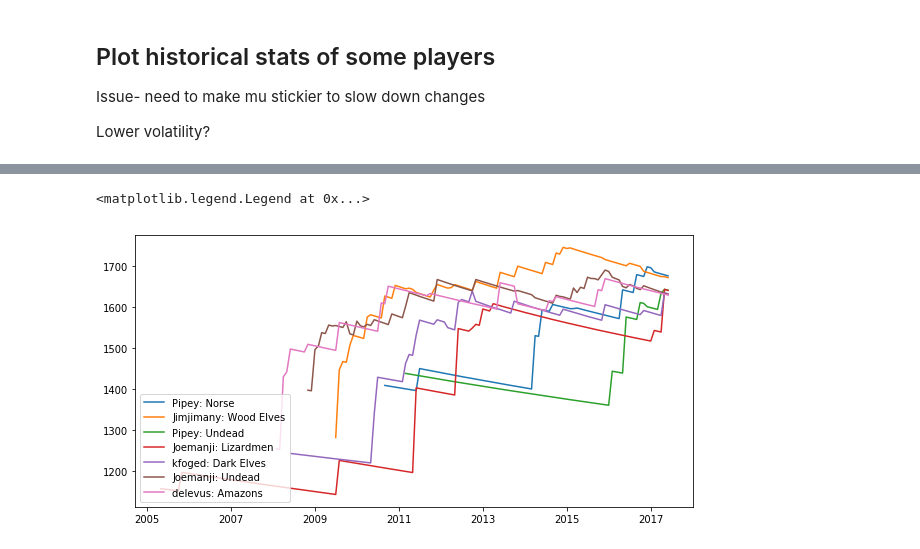
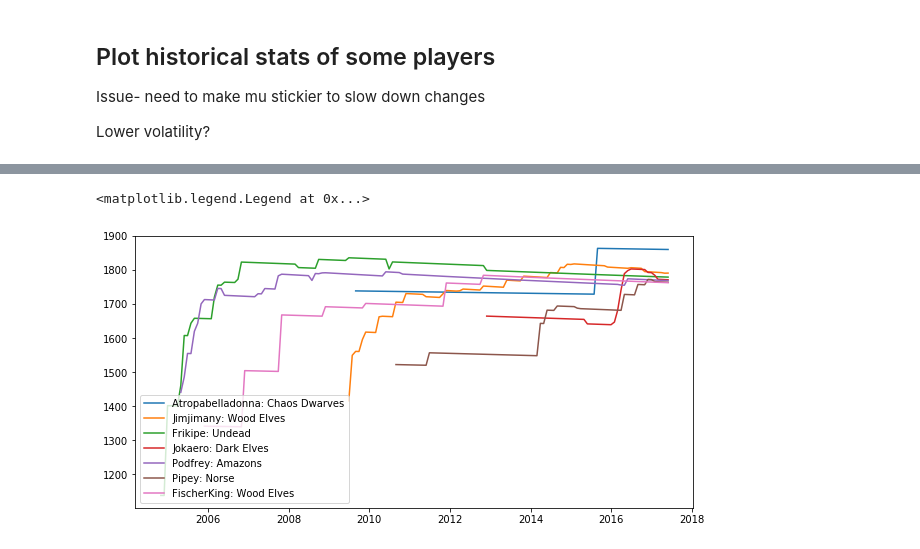
Before and after one commit to hardingnj/NAF, a Jupyter notebook: glicko.ipynb, the cells around one changed output, grey strips where cells are left out. Cells and saved outputs as stored; diff of their text form; code cells hidden in the pictures.

```diff
--- a/glicko.ipynb
+++ b/glicko.ipynb
@@ -144,7 +115,7 @@ tmp2.columns = tmp.columns
 # %%
 rank_data = pd.concat([tmp, tmp2])
 # %%
-diff = (rank_data.goalshome - rank_data.goalsaway)
+diff = (rank_data.home_score - rank_data.away_score)
 win = diff > 0
 draw = diff == 0
 rank_data["result"] = 0 + (0.5 * draw) + (1.0 * win)
@@ -161,12 +132,12 @@ for period, x in grouped_games:
     if period.month == 1:
         print(period)
 
-    for xid in x.HomeCoachNAFid.unique():
+    for xid in x.home_coach.unique():
         if xid not in ranking_data:
             ranking_data[xid] = Player(xid, rank_periods)
 
     # group by player
-    grped = x.groupby(["HomeCoachNAFid", "HomeRace"])
+    grped = x.groupby(["home_coach", "home_race"])
 
     # first run through all players who have played in this period
     for (player, race), data in grped:
@@ -180,7 +151,7 @@ for period, x in grouped_games:
         series = list()
 
         for opp_id, opp_race, result in zip(
-            data.AwayCoachNAFid, data.AwayRace, data.result):
+            data.away_coach, data.away_race, data.result):
 
             opp_rank = ranking_data[opp_id]
 
@@ -221,9 +192,12 @@ import matplotlib.pyplot as plt
 current_ratings = {}
 
 for key, value in ranking_data.items():
-    if value.name is np.nan:
+    if value.pid is np.nan:
         continue
-    current_ratings[value.name] = value.hist_ratings.iloc[-1]
+    mu_val = value.hist_mu.iloc[-1]
+    phi_val = value.hist_phi.iloc[-1]
+
+    current_ratings[value.pid] = mu_val - (2 * phi_val)
 # %%
 df_current_ratings = pd.DataFrame(pd.concat(current_ratings, names=["coach", "race"]))
 df_current_ratings.columns = ["rating"]
@@ -306,0 +268,17 @@ ax.legend(loc=3)
+# %%
+fig, ax = plt.subplots(figsize=(10, 5))
+
+poi = (
+    ("Jimjimany", "Wood Elves"),
+    ("Pipey", "Norse"),
+    ("Joemanji", "Undead"),
+    ("Purplegoo", "Vampires"),
+    ("mubo", "Dark Elves"),
+    ("Podfrey", "Amazons"))
+
+for coach, race in poi:
+
+    ranking_ = ranking_data[coach].hist_mu[race] - (2 * ranking_data[coach].hist_phi[race])
+
+    ax.plot(ranking_, label="{0}: {1}".format(coach, race))
+ax.legend(loc=3)
@@ -319,15 +300,17 @@ Name: 0, dtype: object
 # %%
 fig, ax = plt.subplots(figsize=(10, 5))
 
 for i in range(7):
     p = df_current_ratings.reset_index().iloc[i]
-    pid = inv_lookup[p.coach]
-    ax.plot(ranking_data[pid].hist_ratings[p.race],
-            label="{0}: {1}".format(p.coach, p.race))
+    coach, race = p.coach, p.race
+    ranking_ = ranking_data[coach].hist_mu[race] - (2 * ranking_data[coach].hist_phi[race])
+
+    ax.plot(ranking_, label="{0}: {1}".format(coach, race))
+
 ax.legend(loc=3)
 # %% [output]
 <matplotlib.legend.Legend at 0x...>
-[figure, old version]
+[figure, new version]
 # %%
 x = df_current_ratings.reset_index()
 # %%
```
Also changed, not shown: parts of 26 cells of this notebook.
